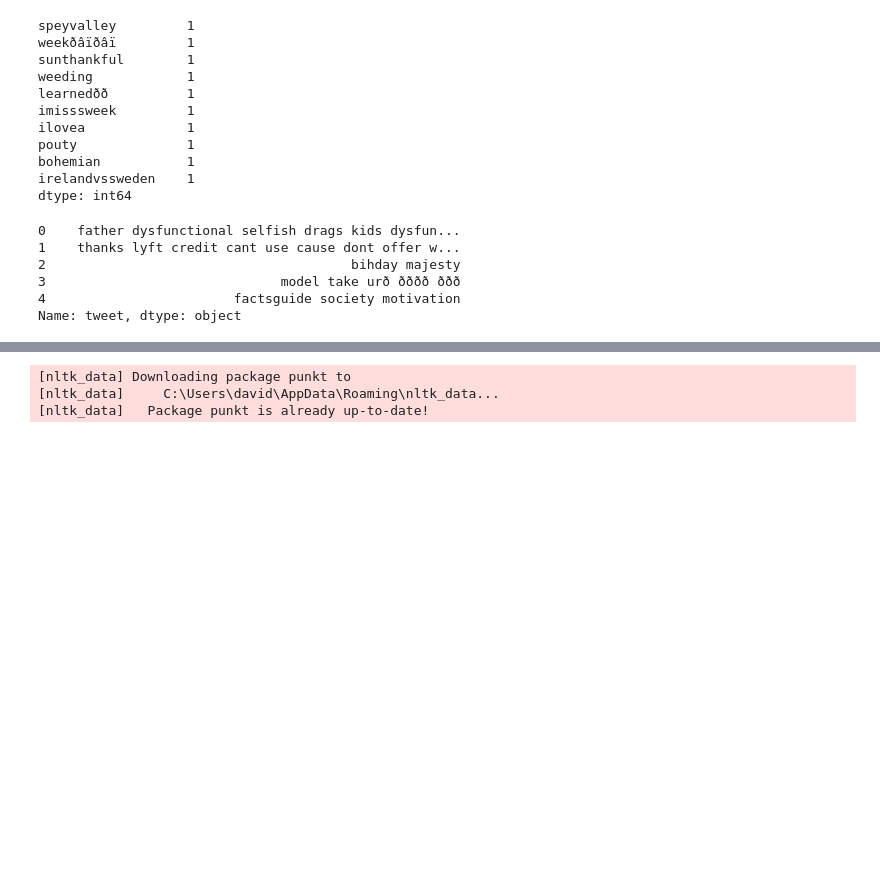
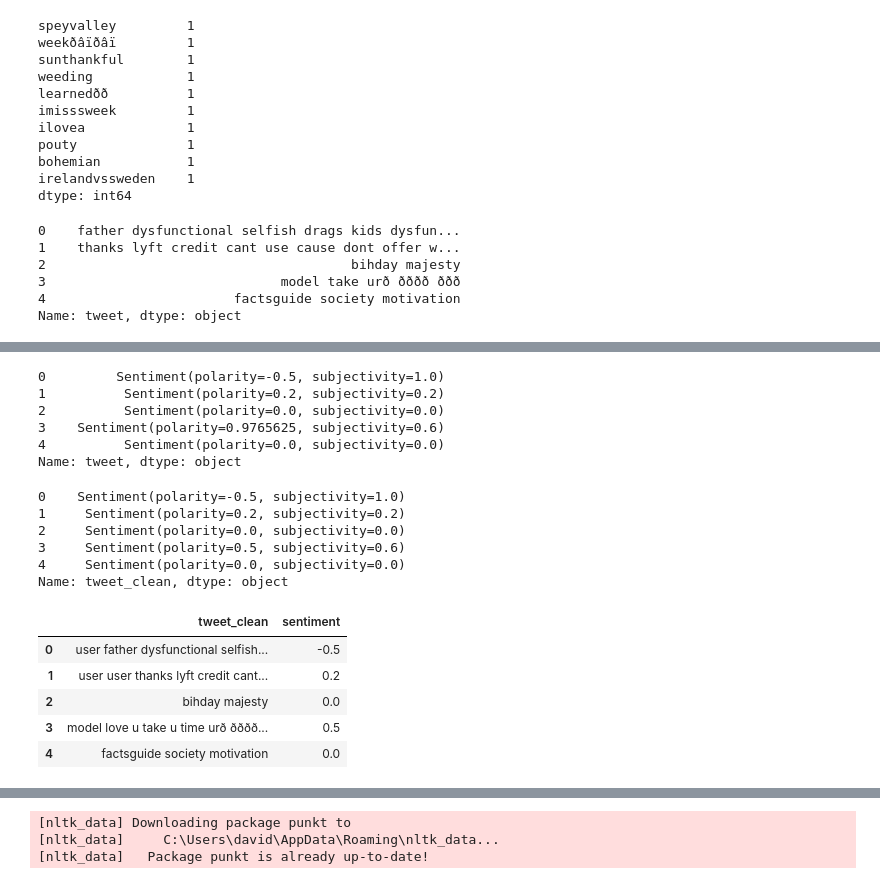
Before and after one commit to sbs24013/CCT, a Jupyter notebook: Data Preparation & Visualisation/Text_Processing.ipynb, the cells around one changed output, grey strips where cells are left out. Cells and saved outputs as stored; diff of their text form; code cells hidden in the pictures; blank space fills up the shorter version.

```diff
--- a/Data Preparation & Visualisation/Text_Processing.ipynb
+++ b/Data Preparation & Visualisation/Text_Processing.ipynb
@@ -293 +302,19 @@ train['tweet'][:5].apply(lambda x: str(TextBlob(x).correct()))
 Name: tweet, dtype: object
+# %%
+train['tweet'][:5].apply(lambda x: str(TextBlob(x).sentiment))
+# %% [output]
+0         Sentiment(polarity=-0.5, subjectivity=1.0)
+1          Sentiment(polarity=0.2, subjectivity=0.2)
+2          Sentiment(polarity=0.0, subjectivity=0.0)
+3    Sentiment(polarity=0.9765625, subjectivity=0.6)
+4          Sentiment(polarity=0.0, subjectivity=0.0)
+Name: tweet, dtype: object
+# %%
+train['tweet_clean'][:5].apply(lambda x: str(TextBlob(x).sentiment))
+# %% [output]
+0    Sentiment(polarity=-0.5, subjectivity=1.0)
+1     Sentiment(polarity=0.2, subjectivity=0.2)
+2     Sentiment(polarity=0.0, subjectivity=0.0)
+3     Sentiment(polarity=0.5, subjectivity=0.6)
+4     Sentiment(polarity=0.0, subjectivity=0.0)
+Name: tweet_clean, dtype: object
@@ -293,0 +323,9 @@ Name: tweet, dtype: object
+# %%
+train[['tweet_clean', 'sentiment']].head()
+# %% [output]
+|  | tweet_clean | sentiment |
+| 0 | user father dysfunctional selfish... | -0.5 |
+| 1 | user user thanks lyft credit cant... | 0.2 |
+| 2 | bihday majesty | 0.0 |
+| 3 | model love u take u time urð ðððð... | 0.5 |
+| 4 | factsguide society motivation | 0.0 |
```
Also changed, not shown: parts of 4 cells of this notebook, 4 other files.
